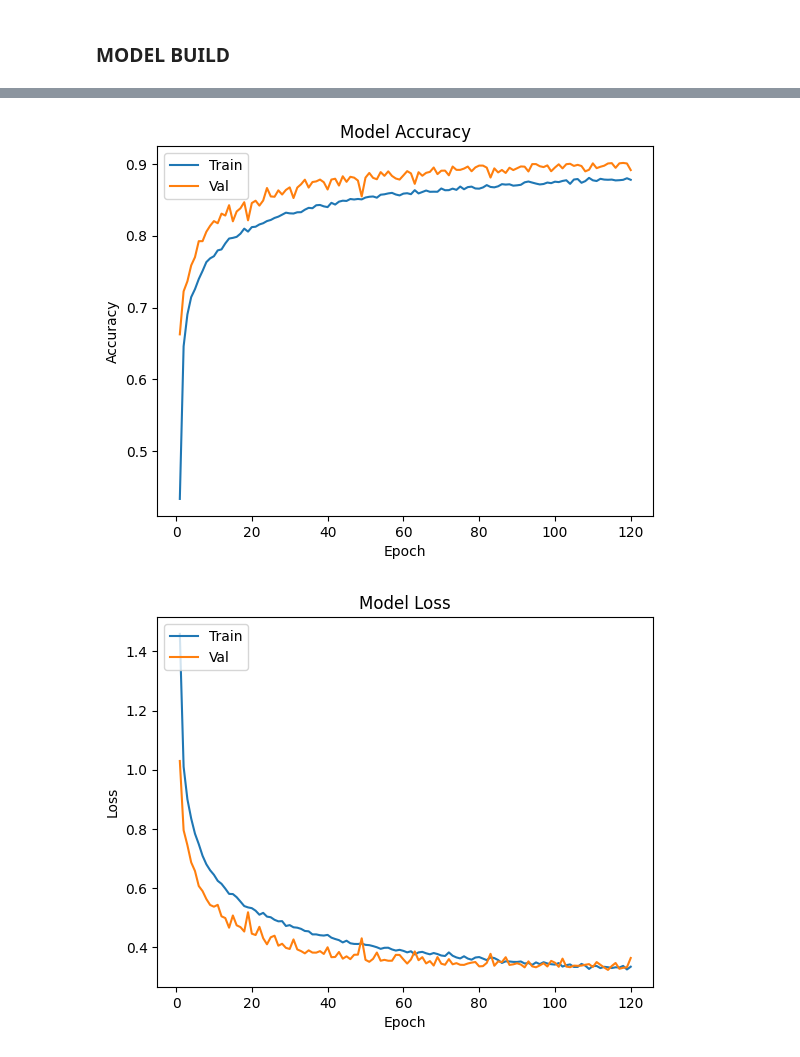
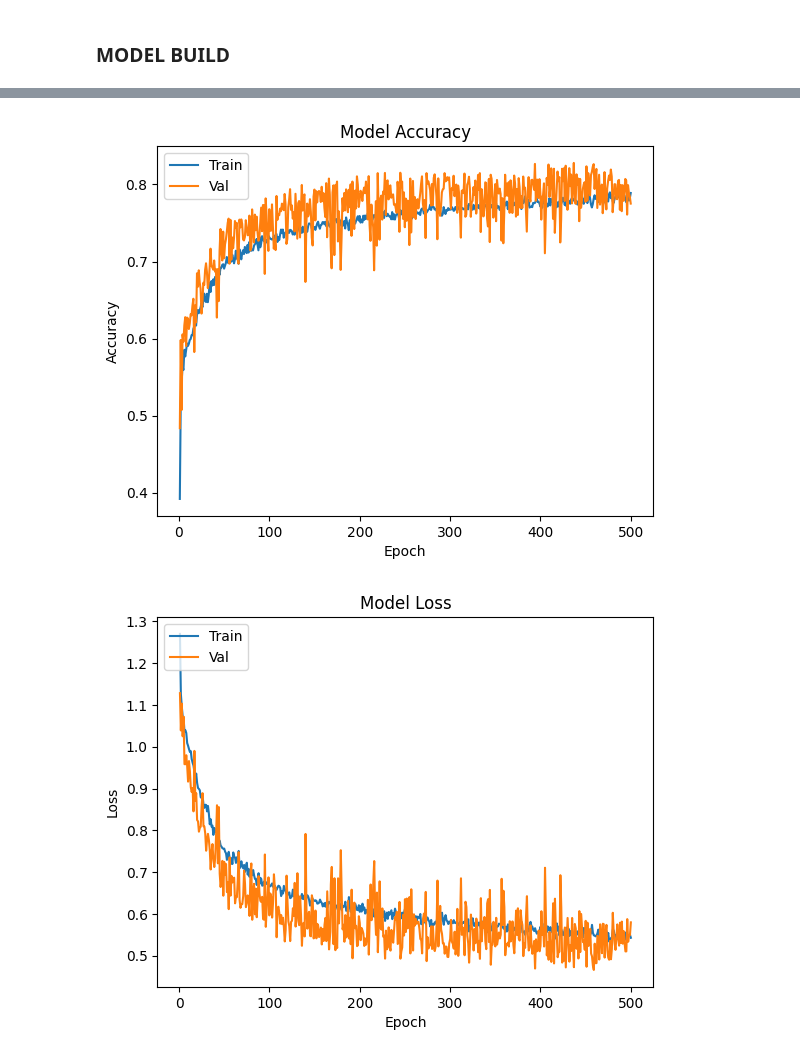
Before and after one commit to uosjapuelks/capstoneml, a Jupyter notebook: notebook/main.ipynb, the cells around one changed output, grey strips where cells are left out. Saved outputs shown, nothing was run; the diff lists cells and outputs as text; code cells hidden in the pictures.

```diff
--- a/notebook/main.ipynb
+++ b/notebook/main.ipynb
@@ -61,8 +62,8 @@ full_df
 3440342 rows × 9 columns
 # %%
-# Only keep A B D E G P R
-# Walking Joggin Sitting Standing Brushing Dribbling Clapping
-filt_df = full_df[full_df['Activity_code'].isin(['A','B','D','E','G','P','R'])]
+# Only keep A G P R
+# Walking Brushing Dribbling Clapping
+filt_df = full_df[full_df['Activity_code'].isin(['A','G','P','R'])]
 
 # Remove ';' from the z coordinates and convert them back to float64
 filt_df['az'] = filt_df['az'].str.slice(start=0, stop=-1)
@@ -218,8 +194,9 @@ scaled_X
 # %%
 import scipy.stats as stats
 # %%
-frame_size = Fs*1 # 20Hz * 4 = 80
-hop_size = Fs*2
+seconds = 1
+frame_size = Fs*seconds # 20Hz * 1 = 20
+hop_size = Fs*2*seconds
 # %%
 def get_frames(filt_df, frame_size, hop_size):
     N_FEATURES = 6
@@ -304,3 +317,3 @@ model.compile(optimizer=Adam(learning_rate=0.001), loss='sparse_categorical_cros
 # %%
-history = model.fit(X_train, Y_train, epochs=20, validation_data=(X_test, Y_test), verbose=1)
+history = model.fit(X_train, Y_train, epochs=500, validation_data=(X_test, Y_test), verbose=1)
 # %% [output]
@@ -324,29 +337,8 @@ Epoch 20/20
-# %%
-def plot_history(history, epochs):
-    # Plot training & validation accuracy values
-    epoch_range = range(1, epochs+1)
-    plt.plot(epoch_range, history.history['accuracy'])
-    plt.plot(epoch_range, history.history['val_accuracy'])
-    plt.title('Model Accuracy')
-    plt.ylabel('Accuracy')
-    plt.xlabel('Epoch')
-    plt.legend(['Train', 'Val'], loc='upper left')
-    plt.show()
-
-    # Plot training & Validation loss values
-    epoch_range = range(1, epochs+1)
-    plt.plot(epoch_range, history.history['loss'])
-    plt.plot(epoch_range, history.history['val_loss'])
-    plt.title('Model Loss')
-    plt.ylabel('Loss')
-    plt.xlabel('Epoch')
-    plt.legend(['Train', 'Val'], loc='upper left')
-    plt.show()
 # %%
-plot_history(history, 120)
+plot_history(history, 500)
 # %% [output]
-[figure, old version]
+[figure, new version]
-[figure, old version]
+[figure, new version]
 # %%
 from mlxtend.plotting import plot_confusion_matrix
 from sklearn.metrics import confusion_matrix
```
Also changed, not shown: parts of 38 cells of this notebook, 2 other files.
